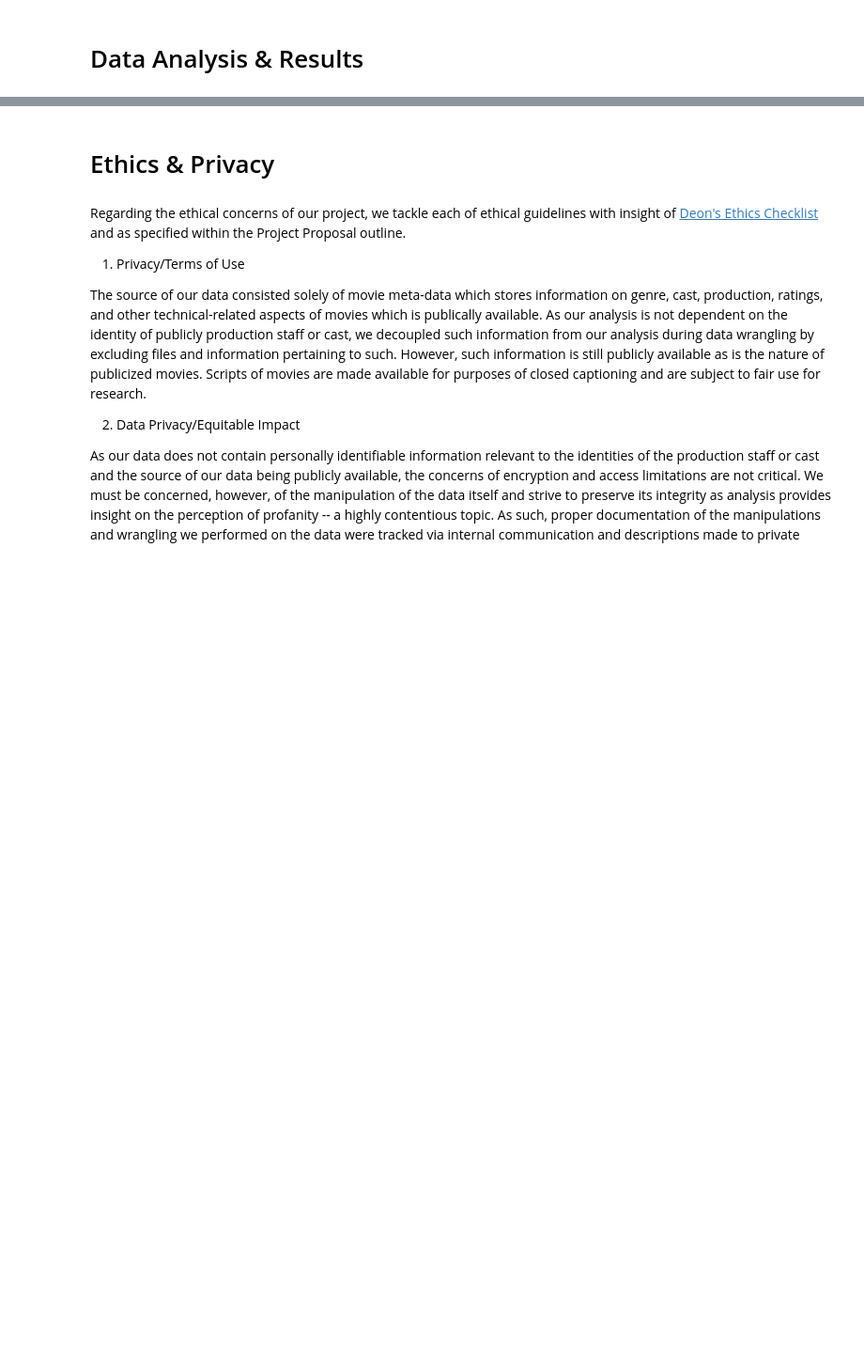
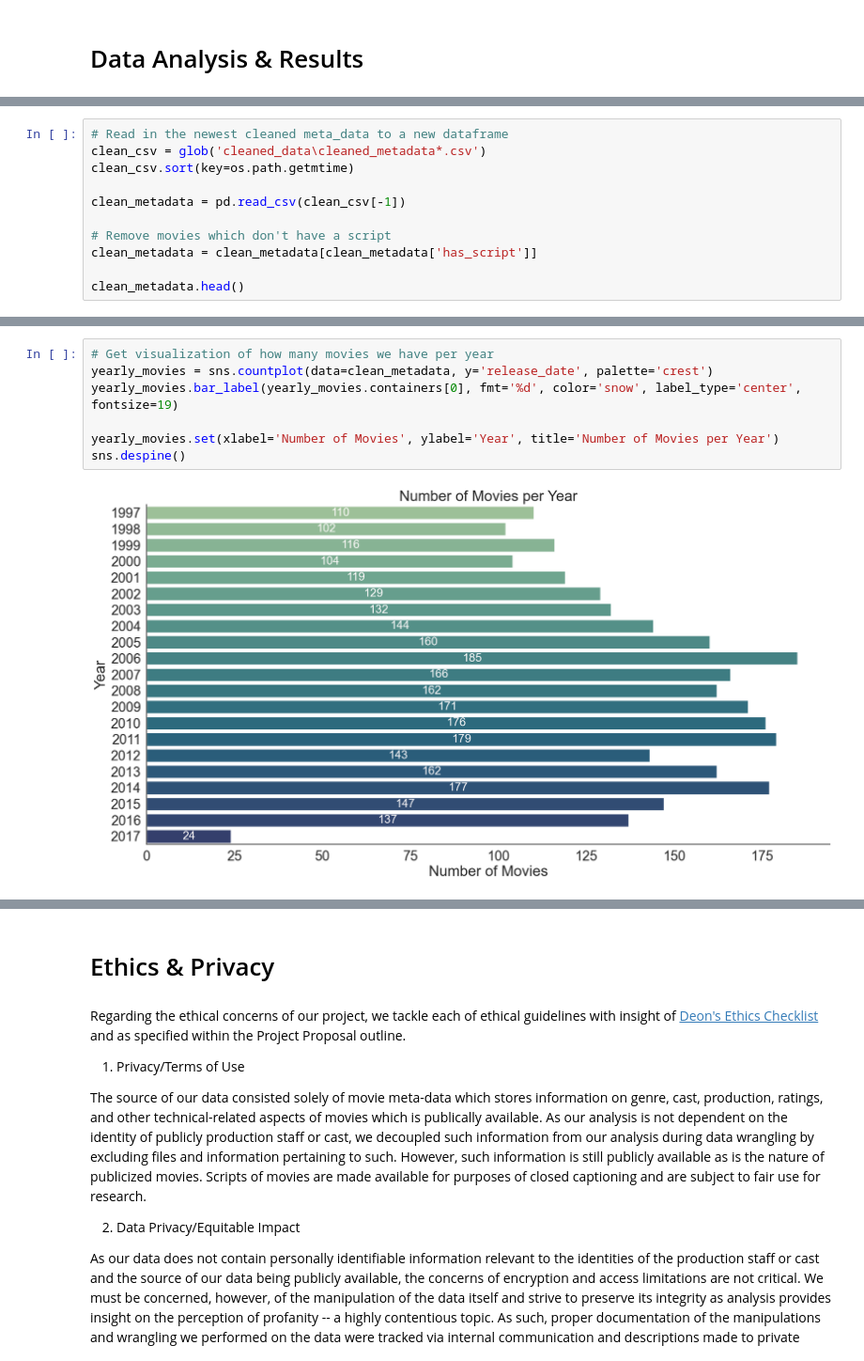
Before and after one commit to ima-quack/COGS108_ProfanityResearch, a Jupyter notebook: FinalProjectGroup_039-Wi23.ipynb, the cells around one changed output, grey strips where cells are left out. Shown: that part at 94% size. Drawn from its saved outputs; the diff is of its cells as text; blank space fills up the shorter version.

Commit message:
Data cleaning and touch up on visuals

```diff
--- a/FinalProjectGroup_039-Wi23.ipynb
+++ b/FinalProjectGroup_039-Wi23.ipynb
@@ -242,0 +738,11 @@ Text(0.5, 1.0, 'Frequency of Profane Words')
+# %%
+# Read in the newest cleaned meta_data to a new dataframe
+clean_csv = glob('cleaned_data\cleaned_metadata*.csv')
+clean_csv.sort(key=os.path.getmtime)
+
+clean_metadata = pd.read_csv(clean_csv[-1])
+
+# Remove movies which don't have a script
+clean_metadata = clean_metadata[clean_metadata['has_script']]
+
+clean_metadata.head()
@@ -242,0 +756,9 @@ Text(0.5, 1.0, 'Frequency of Profane Words')
+# %%
+# Get visualization of how many movies we have per year
+yearly_movies = sns.countplot(data=clean_metadata, y='release_date', palette='crest')
+yearly_movies.bar_label(yearly_movies.containers[0], fmt='%d', color='snow', label_type='center', fontsize=19)
+
+yearly_movies.set(xlabel='Number of Movies', ylabel='Year', title='Number of Movies per Year')
+sns.despine()
+# %% [output]
+[figure, added]
```
Also changed, not shown: parts of 66 cells of this notebook.
